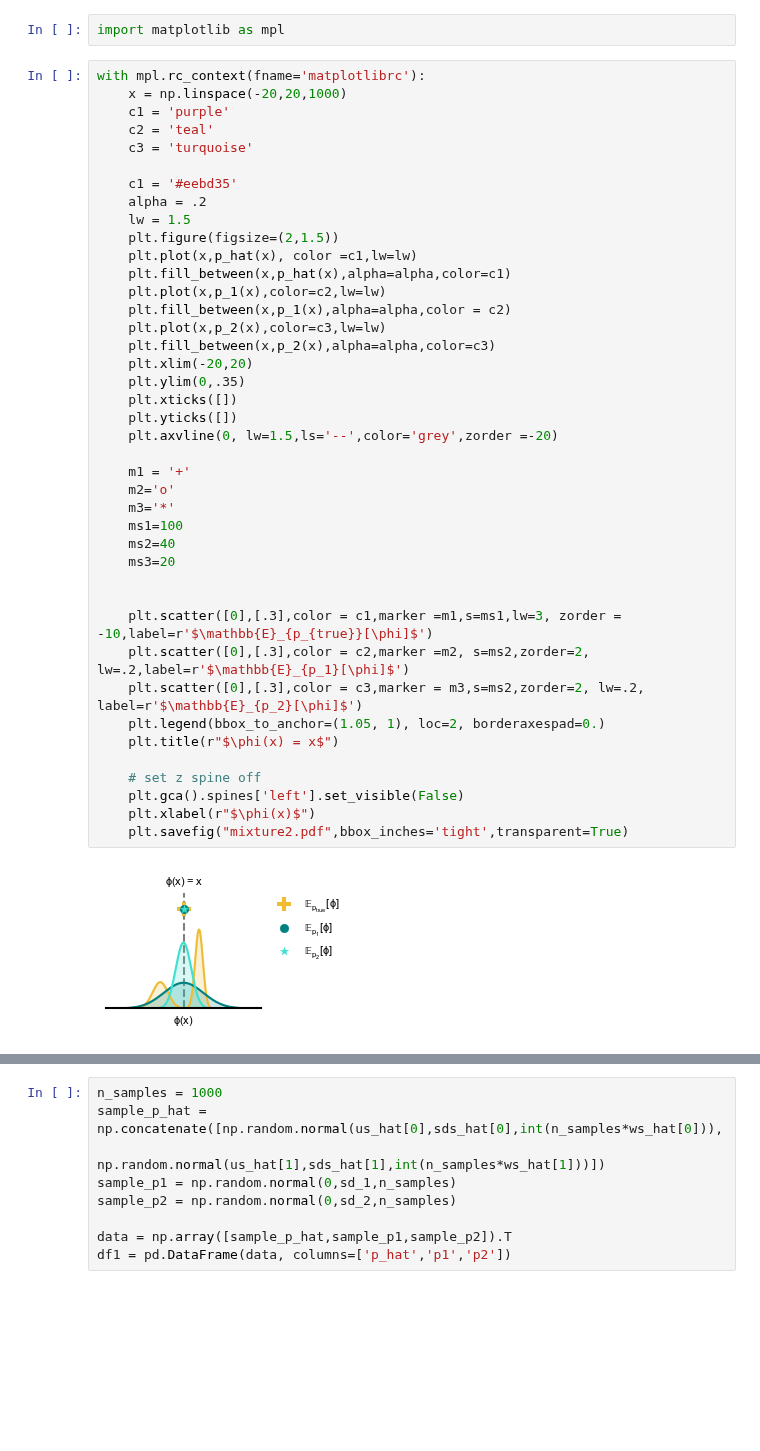
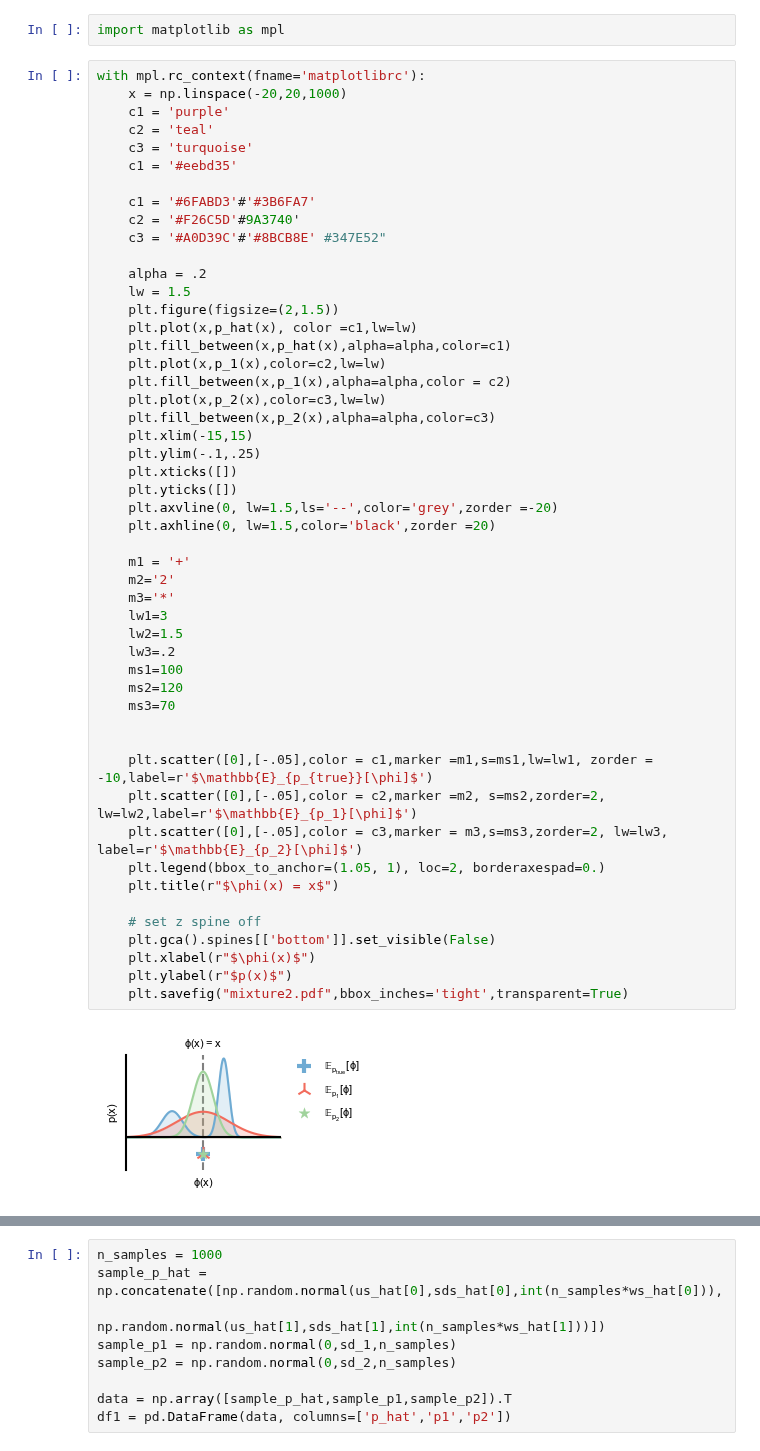
Before and after one commit to mackelab/labproject, a Jupyter notebook: docs/notebooks/MMD_intro.ipynb, the cells around one changed output, grey strips where cells are left out. Cells and saved outputs as stored; diff of their text form; blank space fills up the shorter version.

```diff
--- a/docs/notebooks/MMD_intro.ipynb
+++ b/docs/notebooks/MMD_intro.ipynb
@@ -38,44 +38,53 @@ with mpl.rc_context(fname='matplotlibrc'):
     x = np.linspace(-20,20,1000)
     c1 = 'purple'
     c2 = 'teal'
     c3 = 'turquoise'
+    c1 = '#eebd35'
 
-    c1 = '#eebd35'
+    c1 = '#6FABD3'#'#3B6FA7'
+    c2 = '#F26C5D'#9A3740'
+    c3 = '#A0D39C'#'#8BCB8E' #347E52"
+
     alpha = .2
     lw = 1.5
     plt.figure(figsize=(2,1.5))
     plt.plot(x,p_hat(x), color =c1,lw=lw)
     plt.fill_between(x,p_hat(x),alpha=alpha,color=c1)
     plt.plot(x,p_1(x),color=c2,lw=lw)
     plt.fill_between(x,p_1(x),alpha=alpha,color = c2)
     plt.plot(x,p_2(x),color=c3,lw=lw)
     plt.fill_between(x,p_2(x),alpha=alpha,color=c3)
-    plt.xlim(-20,20)
-    plt.ylim(0,.35)
+    plt.xlim(-15,15)
+    plt.ylim(-.1,.25)
     plt.xticks([])
     plt.yticks([])
     plt.axvline(0, lw=1.5,ls='--',color='grey',zorder =-20)
+    plt.axhline(0, lw=1.5,color='black',zorder =20)
 
     m1 = '+'
-    m2='o'
+    m2='2'
     m3='*'
+    lw1=3
+    lw2=1.5
+    lw3=.2
     ms1=100
-    ms2=40
-    ms3=20
+    ms2=120
+    ms3=70
 
 
-    plt.scatter([0],[.3],color = c1,marker =m1,s=ms1,lw=3, zorder = -10,label=r'$\mathbb{E}_{p_{true}}[\phi]$')
-    plt.scatter([0],[.3],color = c2,marker =m2, s=ms2,zorder=2, lw=.2,label=r'$\mathbb{E}_{p_1}[\phi]$')
-    plt.scatter([0],[.3],color = c3,marker = m3,s=ms2,zorder=2, lw=.2, label=r'$\mathbb{E}_{p_2}[\phi]$')
+    plt.scatter([0],[-.05],color = c1,marker =m1,s=ms1,lw=lw1, zorder = -10,label=r'$\mathbb{E}_{p_{true}}[\phi]$')
+    plt.scatter([0],[-.05],color = c2,marker =m2, s=ms2,zorder=2, lw=lw2,label=r'$\mathbb{E}_{p_1}[\phi]$')
+    plt.scatter([0],[-.05],color = c3,marker = m3,s=ms3,zorder=2, lw=lw3, label=r'$\mathbb{E}_{p_2}[\phi]$')
     plt.legend(bbox_to_anchor=(1.05, 1), loc=2, borderaxespad=0.)
     plt.title(r"$\phi(x) = x$")
 
     # set z spine off
-    plt.gca().spines['left'].set_visible(False)
+    plt.gca().spines[['bottom']].set_visible(False)
     plt.xlabel(r"$\phi(x)$")
+    plt.ylabel(r"$p(x)$")
     plt.savefig("mixture2.pdf",bbox_inches='tight',transparent=True)
 # %% [output]
-[figure, old version]
+[figure, new version]
 # %%
 with mpl.rc_context(fname='matplotlibrc'):
     x = np.linspace(-20,20,1000)
```
Also changed, not shown: parts of 2 cells of this notebook.
